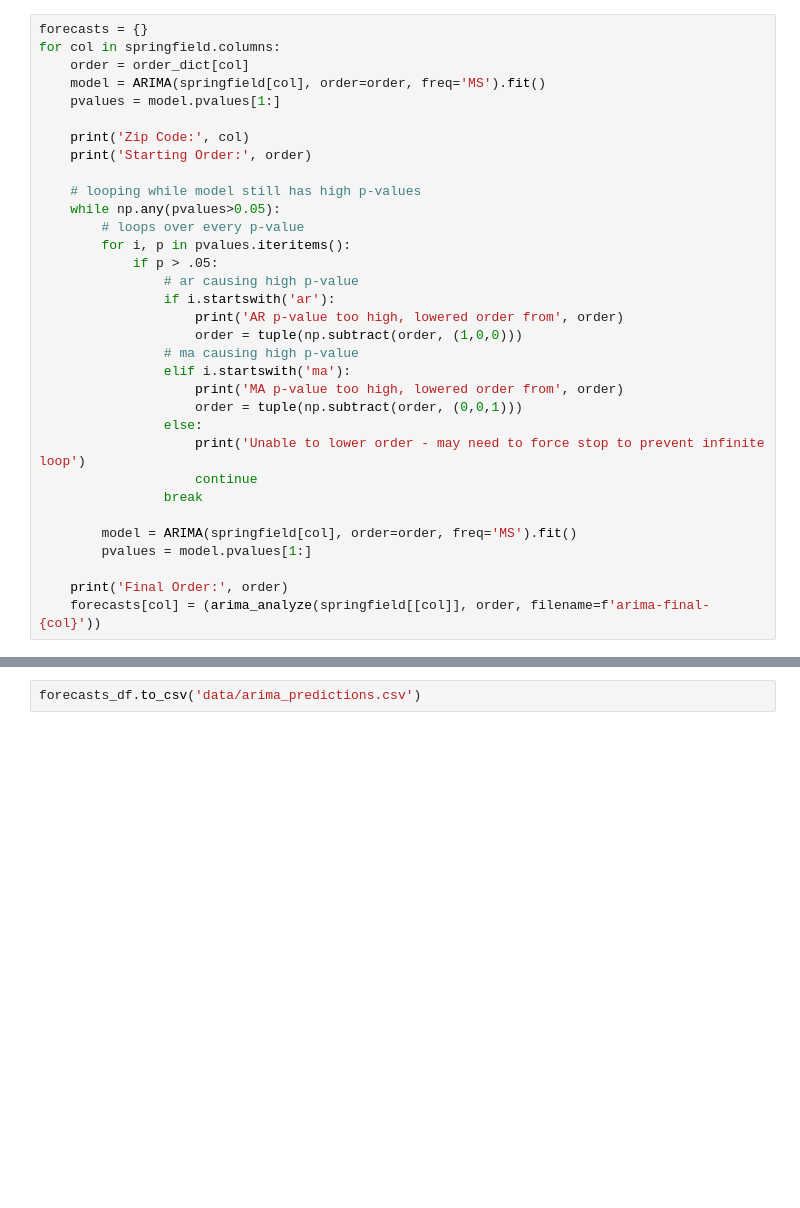
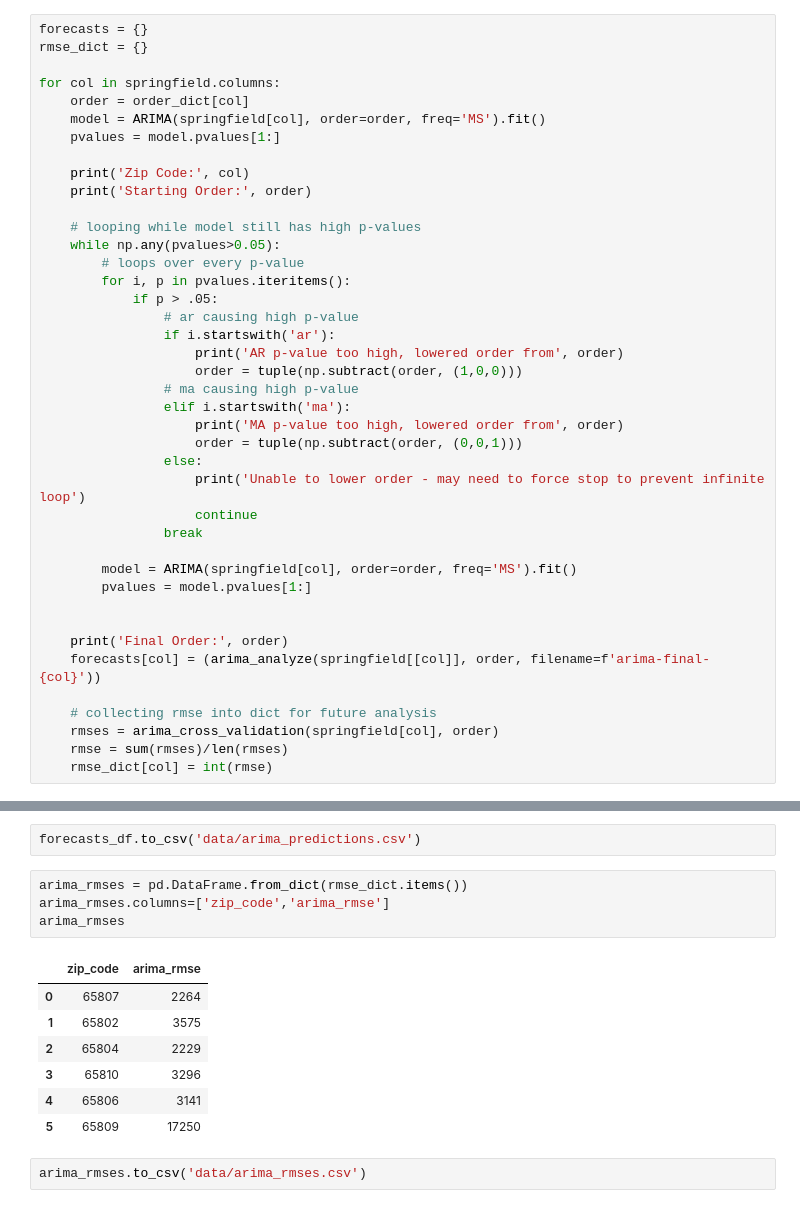
Before and after one commit to tjkim614/springfield_housing_analysis, a Jupyter notebook: 2-Modeling.ipynb, the cells around one changed output, grey strips where cells are left out. Cells and saved outputs as stored; diff of their text form; blank space fills up the shorter version.

```diff
--- a/2-Modeling.ipynb
+++ b/2-Modeling.ipynb
@@ -120,6 +120,8 @@ By running this auto-ARIMA function, we have determined the optimal order for ea
 import numpy as np
 # %%
 forecasts = {}
+rmse_dict = {}
+
 for col in springfield.columns:
     order = order_dict[col]
     model = ARIMA(springfield[col], order=order, freq='MS').fit()
@@ -149,8 +151,14 @@ for col in springfield.columns:
         model = ARIMA(springfield[col], order=order, freq='MS').fit()
         pvalues = model.pvalues[1:]
 
+
     print('Final Order:', order)
     forecasts[col] = (arima_analyze(springfield[[col]], order, filename=f'arima-final-{col}'))
+
+    # collecting rmse into dict for future analysis
+    rmses = arima_cross_validation(springfield[col], order)
+    rmse = sum(rmses)/len(rmses)
+    rmse_dict[col] = int(rmse)
 # %% [output]
 Zip Code: 65807
 Starting Order: (2, 2, 1)
@@ -202,3 +214,17 @@ forecasts_df.tail()
 | 2020-04-01 | 140338.867738 | 110458.664958 | 172333.576043 | 210036.408686 | 65338.191184 | 323155.475942 |
 # %%
 forecasts_df.to_csv('data/arima_predictions.csv')
+# %%
+arima_rmses = pd.DataFrame.from_dict(rmse_dict.items())
+arima_rmses.columns=['zip_code','arima_rmse']
+arima_rmses
+# %% [output]
+|  | zip_code | arima_rmse |
+| 0 | 65807 | 2264 |
+| 1 | 65802 | 3575 |
+| 2 | 65804 | 2229 |
+| 3 | 65810 | 3296 |
+| 4 | 65806 | 3141 |
+| 5 | 65809 | 17250 |
+# %%
+arima_rmses.to_csv('data/arima_rmses.csv')
```
Also changed, not shown: parts of 1 cell of this notebook, 5 other files.
